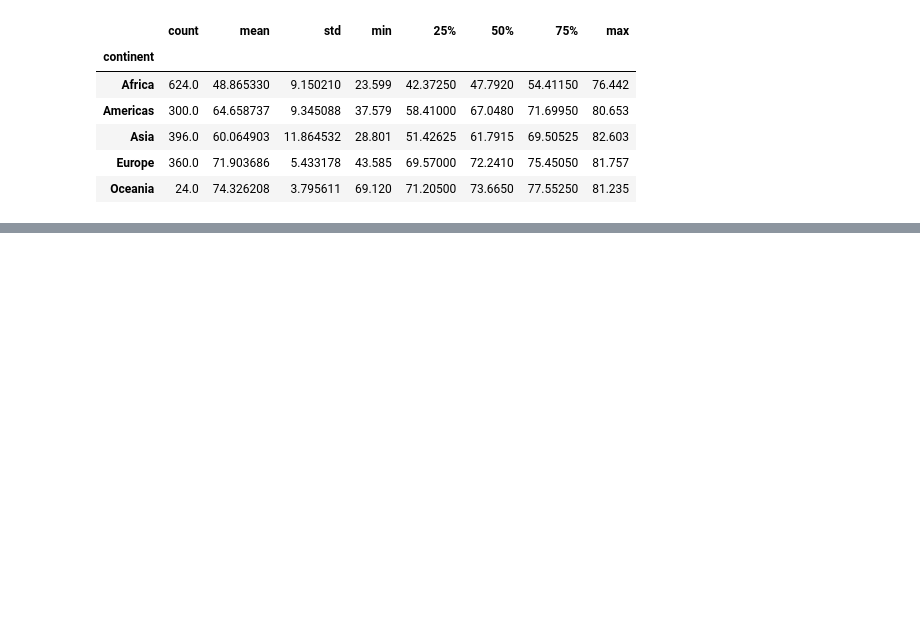
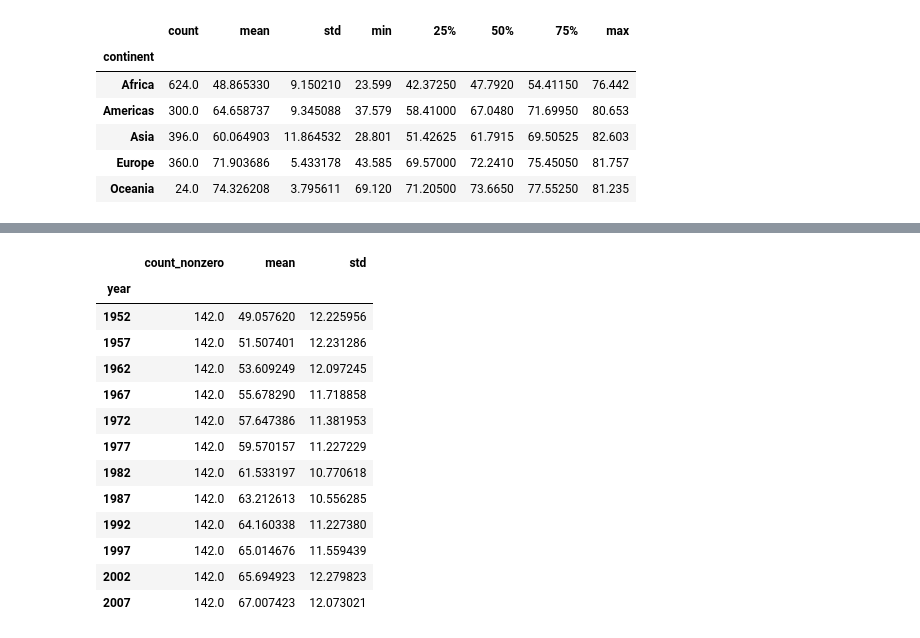
Before and after one commit to ZhangSteven/notebooks, a Jupyter notebook: everyone_ch10.ipynb, the cells around one changed output, grey strips where cells are left out. Drawn from its saved outputs; the diff is of its cells as text; code cells hidden in the pictures; blank space fills up the shorter version.

Commit message:
learning groupby, a very useful topic

```diff
--- a/everyone_ch10.ipynb
+++ b/everyone_ch10.ipynb
@@ -70,0 +151,18 @@ We can think of the process of group by as:
+# %%
+import numpy as np
+df.groupby('year')['lifeExp'].agg([np.count_nonzero, np.mean, np.std])
+# %% [output]
+|  | count_nonzero | mean | std |
+| year |  |  |  |
+| 1952 | 142.0 | 49.057620 | 12.225956 |
+| 1957 | 142.0 | 51.507401 | 12.231286 |
+| 1962 | 142.0 | 53.609249 | 12.097245 |
+| 1967 | 142.0 | 55.678290 | 11.718858 |
+| 1972 | 142.0 | 57.647386 | 11.381953 |
+| 1977 | 142.0 | 59.570157 | 11.227229 |
+| 1982 | 142.0 | 61.533197 | 10.770618 |
+| 1987 | 142.0 | 63.212613 | 10.556285 |
+| 1992 | 142.0 | 64.160338 | 11.227380 |
+| 1997 | 142.0 | 65.014676 | 11.559439 |
+| 2002 | 142.0 | 65.694923 | 12.279823 |
+| 2007 | 142.0 | 67.007423 | 12.073021 |
```
Also changed, not shown: parts of 33 cells of this notebook, 1 other file.
